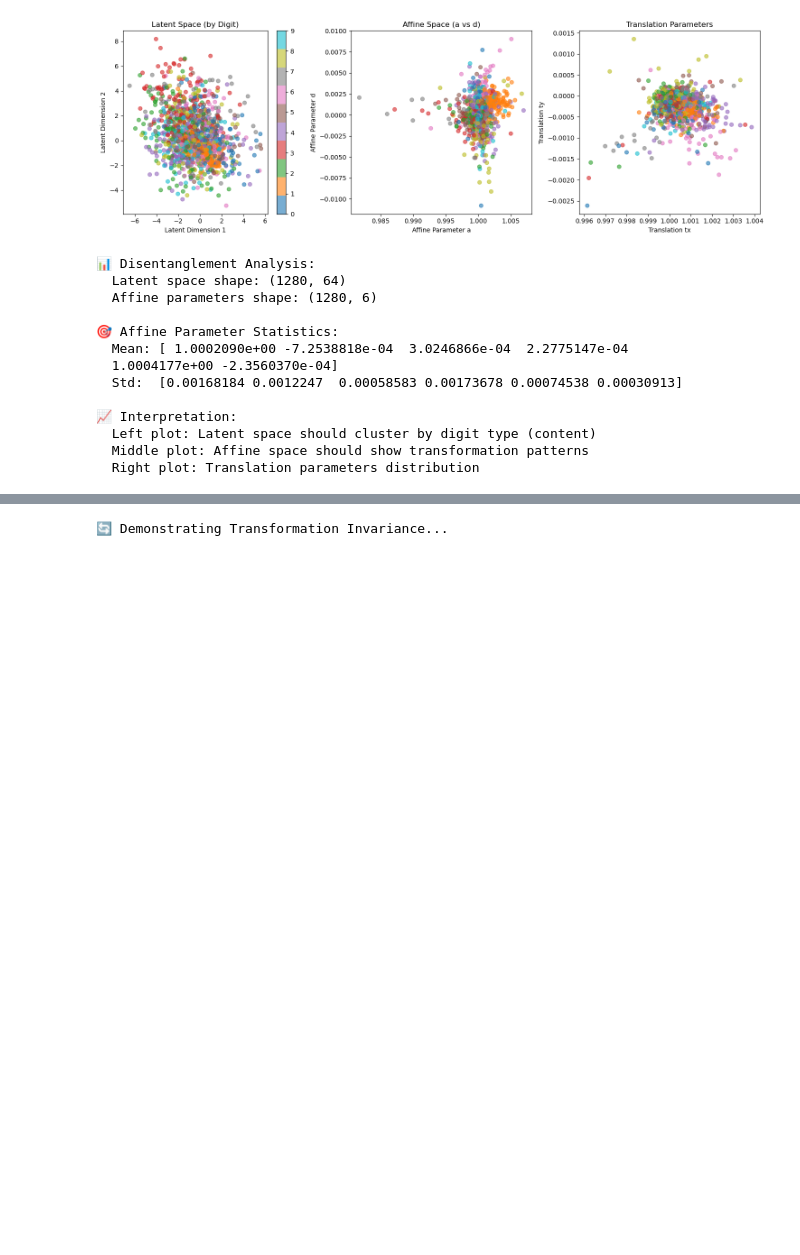
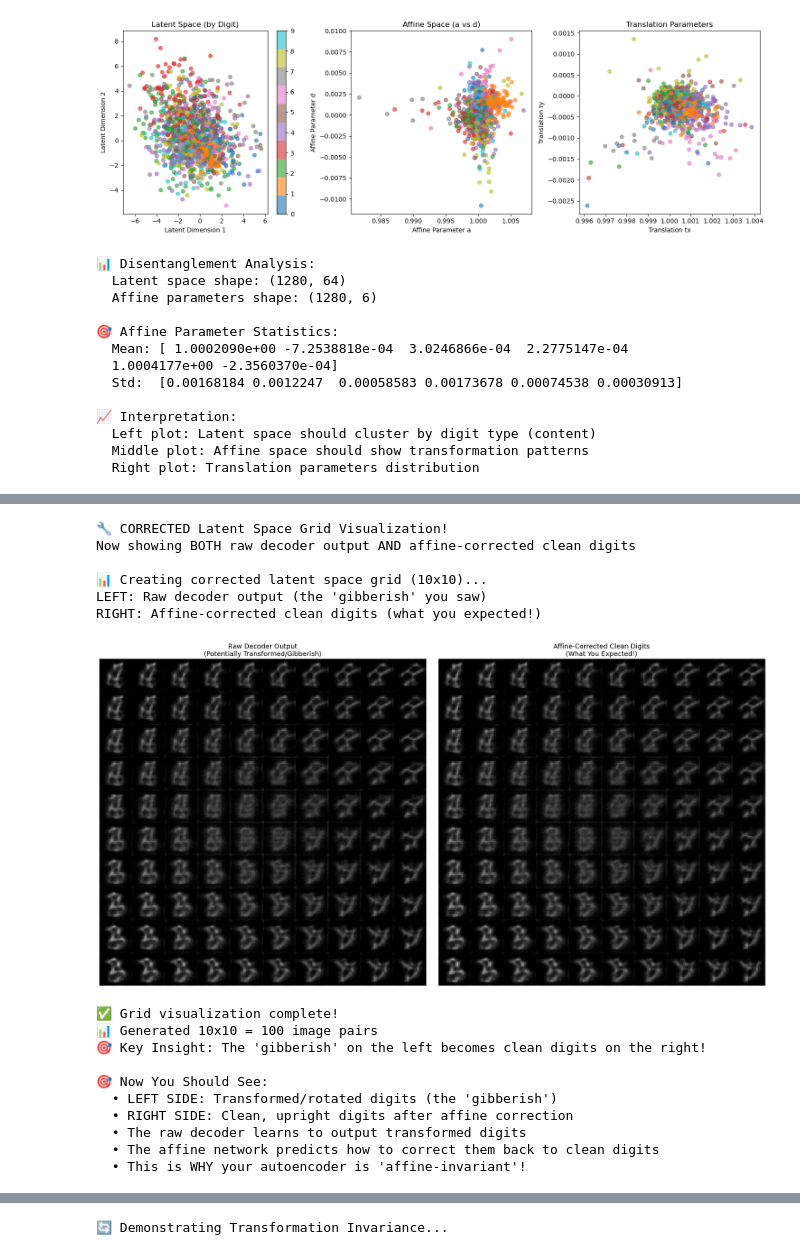
Before and after one commit to amplipy/adversAE, a Jupyter notebook: adversae/vae_training/affine/affine_autoencoder_trainer.ipynb, the cells around one changed output, grey strips where cells are left out. Drawn from its saved outputs; the diff is of its cells as text; code cells hidden in the pictures; blank space fills up the shorter version.

```diff
--- a/adversae/vae_training/affine/affine_autoencoder_trainer.ipynb
+++ b/adversae/vae_training/affine/affine_autoencoder_trainer.ipynb
@@ -355,0 +1136,48 @@ print("  Right plot: Translation parameters distribution")
+# %%
+# 2c2. CORRECTED Latent Space Grid Scan - Side-by-Side Comparison
+print("🔧 CORRECTED Latent Space Grid Visualization!")
+print("Now showing BOTH raw decoder output AND affine-corrected clean digits")
+
+# Import the updated function (reload module to get latest changes)
+import importlib
+import affine_autoencoder
+importlib.reload(affine_autoencoder)
+from affine_autoencoder import visualize_latent_space_grid
+
+# Create a grid scan with side-by-side comparison (smaller grid for clarity)
+print("\n📊 Creating corrected latent space grid (10x10)...")
+print("LEFT: Raw decoder output (the 'gibberish' you saw)")
+print("RIGHT: Affine-corrected clean digits (what you expected!)")
+
+result = visualize_latent_space_grid(
+    model, cpu_device,
+    latent_dim=CONFIG['latent_dim'],
+    grid_size=10,  # Smaller for better visibility
+    latent_range=(-3, 3),
+    show_corrected=True  # Show both raw and corrected
+)
+
+print("\n🎯 Now You Should See:")
+print("  • LEFT SIDE: Transformed/rotated digits (the 'gibberish')")
+print("  • RIGHT SIDE: Clean, upright digits after affine correction")
+print("  • The raw decoder learns to output transformed digits")
+print("  • The affine network predicts how to correct them back to clean digits")
+print("  • This is WHY your autoencoder is 'affine-invariant'!")
+# %% [output]
+🔧 CORRECTED Latent Space Grid Visualization!
+Now showing BOTH raw decoder output AND affine-corrected clean digits
+
+📊 Creating corrected latent space grid (10x10)...
+LEFT: Raw decoder output (the 'gibberish' you saw)
+RIGHT: Affine-corrected clean digits (what you expected!)
+[figure, added]
+✅ Grid visualization complete!
+📊 Generated 10x10 = 100 image pairs
+🎯 Key Insight: The 'gibberish' on the left becomes clean digits on the right!
+
+🎯 Now You Should See:
+  • LEFT SIDE: Transformed/rotated digits (the 'gibberish')
+  • RIGHT SIDE: Clean, upright digits after affine correction
+  • The raw decoder learns to output transformed digits
+  • The affine network predicts how to correct them back to clean digits
+  • This is WHY your autoencoder is 'affine-invariant'!
```
Also changed, not shown: parts of 16 cells of this notebook, 2 other files.
